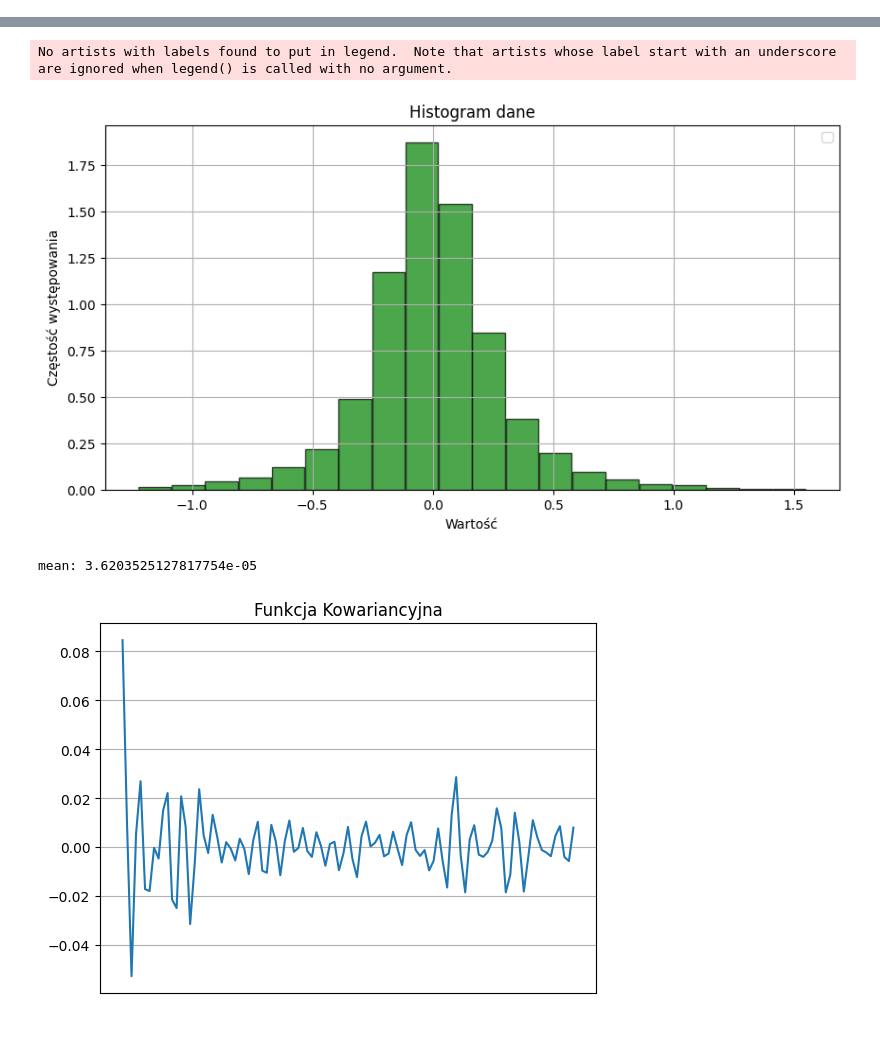
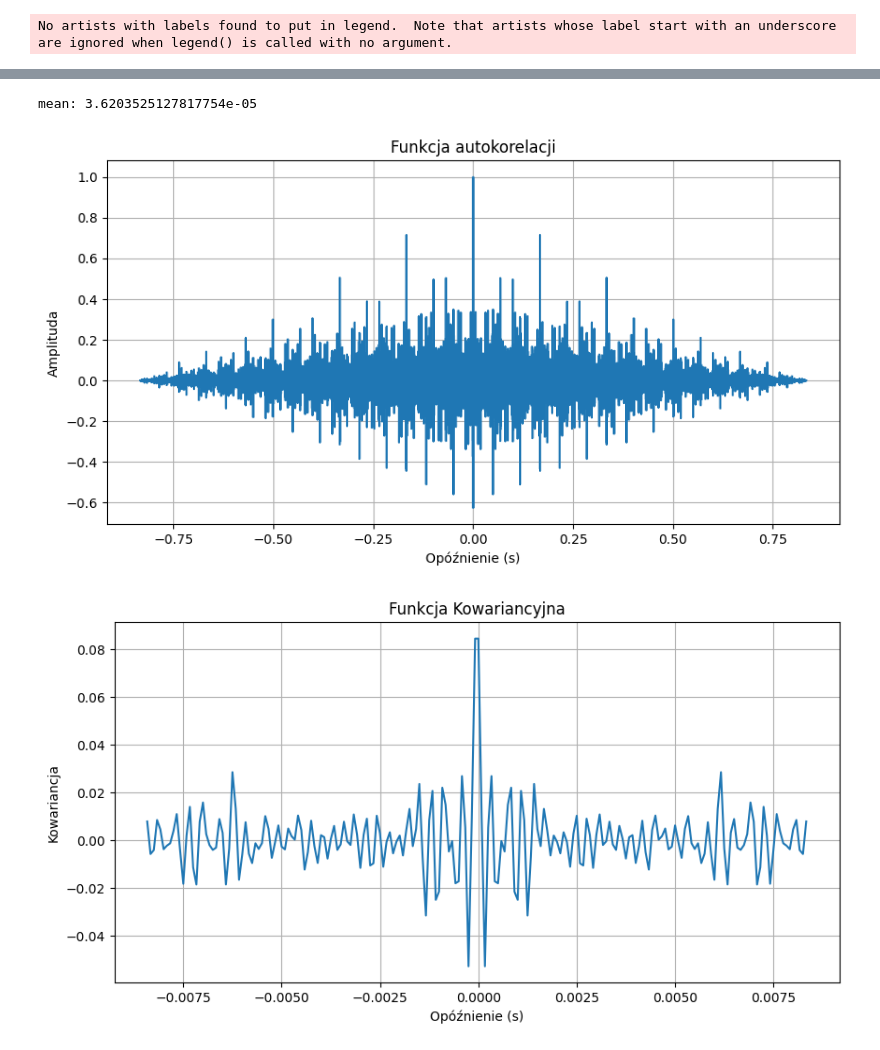
Before and after one commit to mbrunka/stochastyka-white-noise, a Jupyter notebook: plik.ipynb, the cells around one changed output, grey strips where cells are left out. Saved outputs shown, nothing was run; the diff lists cells and outputs as text; code cells hidden in the pictures.

```diff
--- a/plik.ipynb
+++ b/plik.ipynb
@@ -148,15 +148,6 @@ autokorelacja = correlate(dane, dane, mode='full')
 # Normalizacja funkcji autokorelacji (opcjonalnie)
 autokorelacja /= np.max(autokorelacja)
 
-# Tworzenie wykresu funkcji autokorelacji
-czas_autokorelacji = np.arange(-len(dane)+1, len(dane))
-plt.figure(figsize=(10, 5))
-plt.plot(czas_autokorelacji, autokorelacja)
-plt.title('Funkcja autokorelacji')
-plt.xlabel('Opóźnienie')
-plt.ylabel('Amplituda')
-plt.grid(True)
-plt.show()
 
 wykres_czasowo_aplitudowy(dane, CZAS_TRWANIA, 10000, 'dane')
 
@@ -186,12 +177,63 @@ for j in range(0, 101):
     mantissa = int(str(K)[:2])
 exponent = int(np.log10(K / 10))
 
-import seaborn as sns
+import numpy as np
+import matplotlib.pyplot as plt
+from scipy.signal import correlate
 
-sns.lineplot(data)
-plt.title("Funkcja Kowariancyjna")
-plt.ylabel("")
-plt.xticks([])
+# Wczytanie danych z pliku
+dane = np.loadtxt('105_rawSignal_10000.txt')
+
+CZESTOTLIWOSC_PROBKOWANIA = 12000
+ILOSC_PROBEK = dane.size
+CZAS_TRWANIA = ILOSC_PROBEK / CZESTOTLIWOSC_PROBKOWANIA
+
+# Obliczanie funkcji autokorelacji
+autokorelacja = correlate(dane, dane, mode='full')
+
+# Normalizacja funkcji autokorelacji (opcjonalnie)
+autokorelacja /= np.max(autokorelacja)
+
+# Tworzenie wykresu funkcji autokorelacji
+czas_autokorelacji = np.arange(-len(dane) + 1, len(dane)) / CZESTOTLIWOSC_PROBKOWANIA
+plt.figure(figsize=(10, 5))
+plt.plot(czas_autokorelacji, autokorelacja)
+plt.title('Funkcja autokorelacji')
+plt.xlabel('Opóźnienie (s)')
+plt.ylabel('Amplituda')
 plt.grid(True)
 plt.show()
+
+# Obliczanie funkcji kowariancyjnej
+numtaps = 31
+warmup = numtaps
+K = 10000
+K_f = K - warmup
+M = K_f - 100
+filtered_mean = dane[warmup:].mean()
+
+data = []
+for j in range(0, 101):
+    cov = 0
+    for i in range(0, K_f - j):
+        covariance_product = (dane[i + warmup] - filtered_mean) * (dane[i + warmup + j] - filtered_mean)
+        cov += covariance_product
+    data.append(cov / M)
+
+# Odbicie lustrzane funkcji kowariancyjnej i połączenie
+cov_data = np.array(data)
+cov_data_reflected = np.flip(cov_data)
+cov_full = np.concatenate((cov_data_reflected, cov_data))
+
+# Tworzenie osi czasu dla funkcji kowariancyjnej
+czas_kowariancji = np.arange(-len(cov_data_reflected), len(cov_data)) / CZESTOTLIWOSC_PROBKOWANIA
+
+# Tworzenie wykresu funkcji kowariancyjnej
+plt.figure(figsize=(10, 5))
+plt.plot(czas_kowariancji, cov_full)
+plt.title("Funkcja Kowariancyjna")
+plt.xlabel("Opóźnienie (s)")
+plt.ylabel("Kowariancja")
+plt.grid(True)
+plt.show()
 # %% [output]
@@ -198,0 +241 @@ plt.show()
+No artists with labels found to put in legend.  Note that artists whose label start with an underscore are ignored when legend() is called with no argument.
@@ -200,7 +243,6 @@ plt.show()
-No artists with labels found to put in legend.  Note that artists whose label start with an underscore are ignored when legend() is called with no argument.
+mean: 3.6203525127817754e-05
-[figure, old version]
+[figure, new version]
-mean: 3.6203525127817754e-05
-[figure, old version]
+[figure, new version]
 # %%
 # Generate time axis (optional, for reference)
 t = np.linspace(0, CZAS_TRWANIA, ILOSC_PROBEK, endpoint=False)
```
Also changed, not shown: parts of 2 cells of this notebook.
